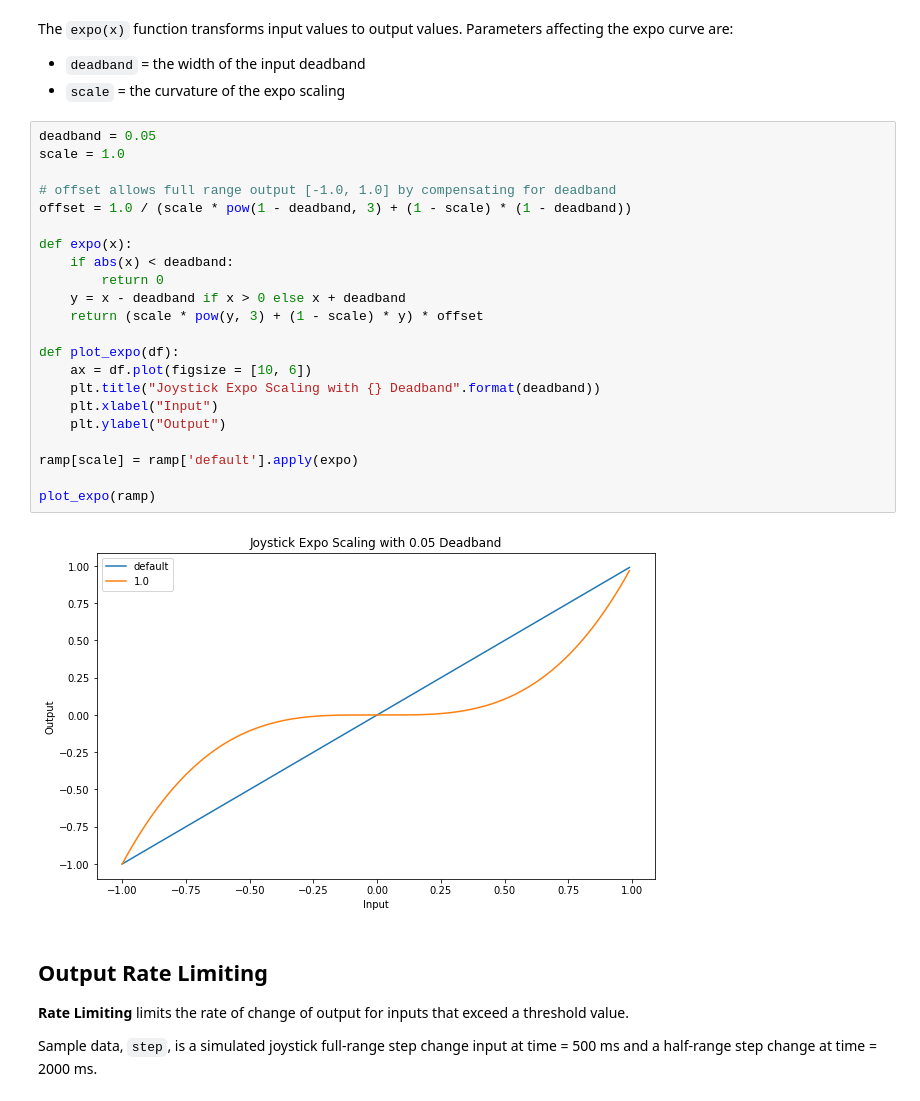
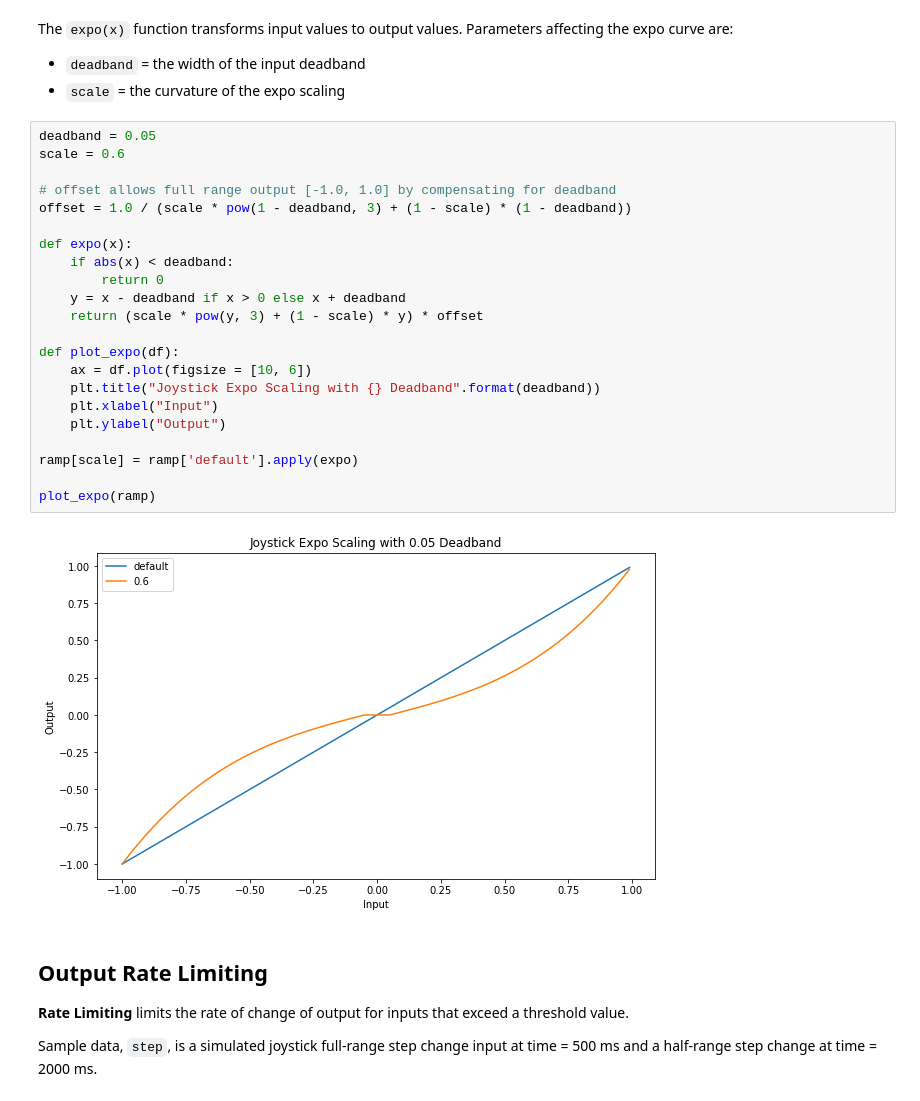
Before and after one commit to strykeforce/jupyter, a Jupyter notebook: controls/joystick_transfer_functions.ipynb, the cells around one changed output. Cells and saved outputs as stored; diff of their text form.

```diff
--- a/controls/joystick_transfer_functions.ipynb
+++ b/controls/joystick_transfer_functions.ipynb
@@ -28,28 +28,28 @@ The `expo(x)` function transforms input values to output values. Parameters affe
 - `scale` = the curvature of the expo scaling
 # %%
 deadband = 0.05
-scale = 1.0
+scale = 0.6
 
 # offset allows full range output [-1.0, 1.0] by compensating for deadband
 offset = 1.0 / (scale * pow(1 - deadband, 3) + (1 - scale) * (1 - deadband))
 
 def expo(x):
     if abs(x) < deadband:
         return 0
     y = x - deadband if x > 0 else x + deadband
     return (scale * pow(y, 3) + (1 - scale) * y) * offset
 
 def plot_expo(df):
     ax = df.plot(figsize = [10, 6])
     plt.title("Joystick Expo Scaling with {} Deadband".format(deadband))
     plt.xlabel("Input")
     plt.ylabel("Output")
 
 ramp[scale] = ramp['default'].apply(expo)
 
 plot_expo(ramp)
 # %% [output]
-[figure, old version]
+[figure, new version]
 # %% [markdown]
 ## Output Rate Limiting
 
```
Also changed, not shown: parts of 1 cell of this notebook, 19 other files.
